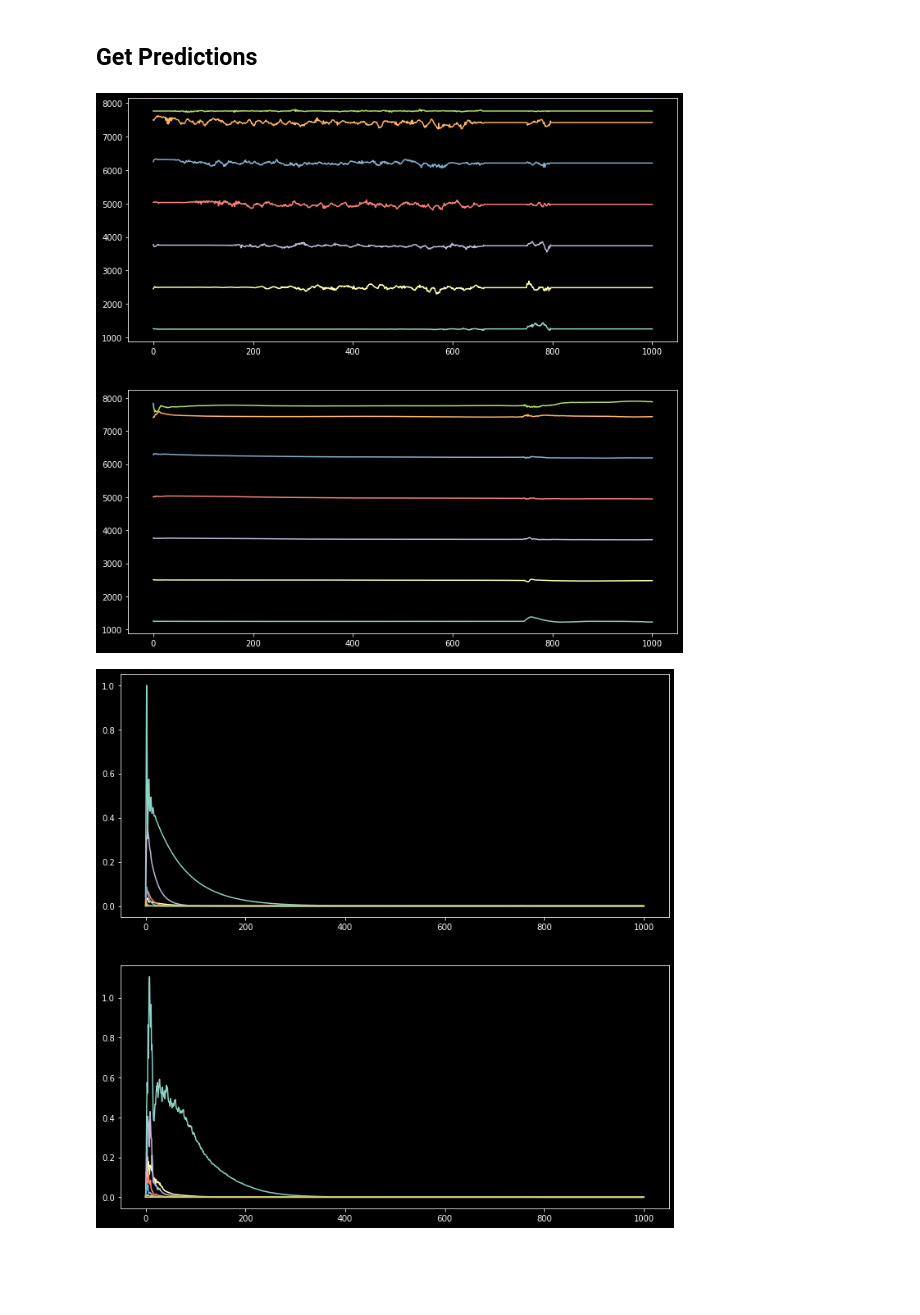
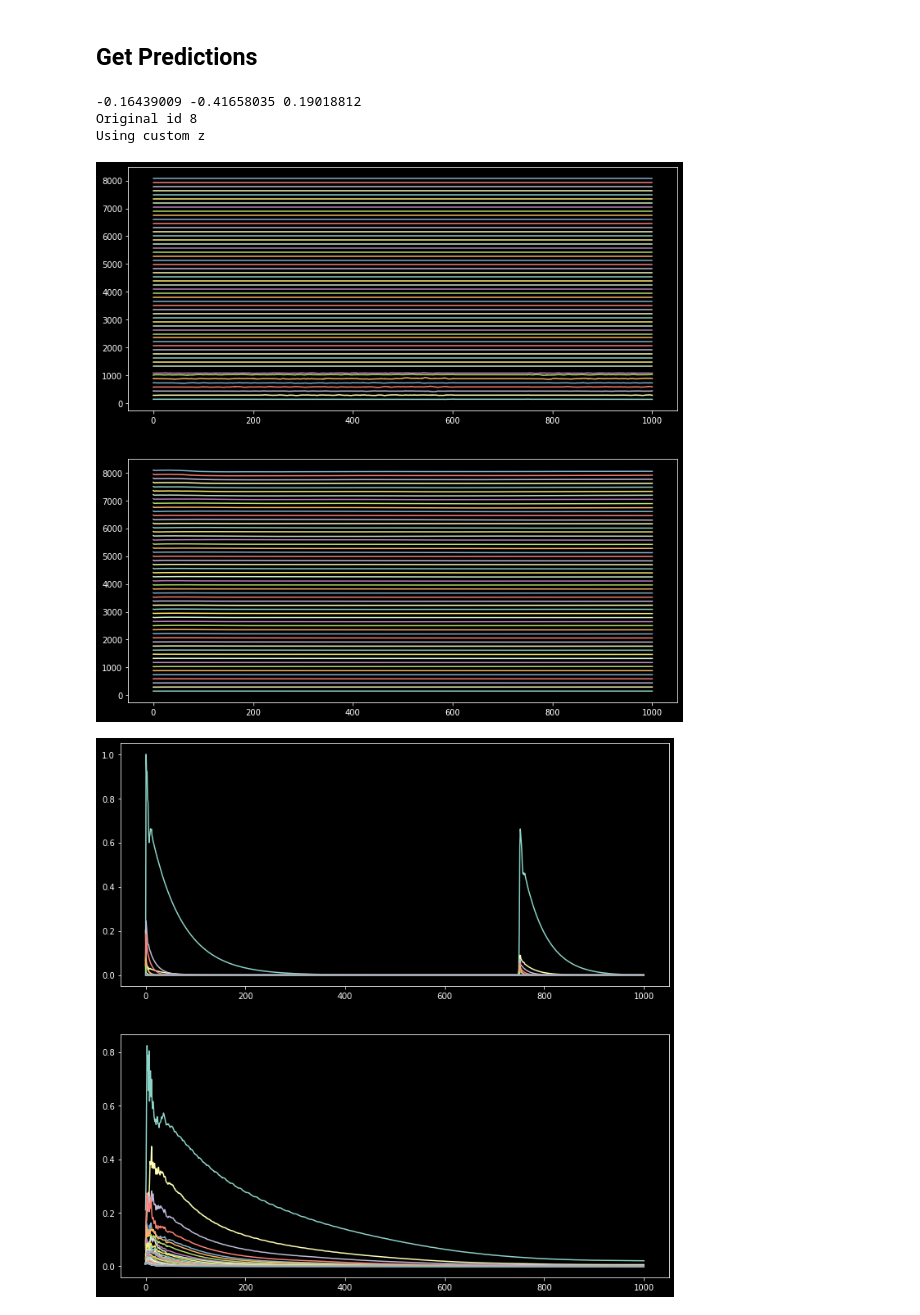
Before and after one commit to TheSoundOfAIOSR/rg_sound_generation, a Jupyter notebook: timbre_conditioned_vae/predict.ipynb, the cells around one changed output. Saved outputs shown, nothing was run; the diff lists cells and outputs as text; code cells hidden in the pictures; blank space fills up the shorter version.

Commit message:
baseline4

```diff
--- a/timbre_conditioned_vae/predict.ipynb
+++ b/timbre_conditioned_vae/predict.ipynb
@@ -13,14 +16,14 @@ plt.style.use("dark_background")
 ## Setup Config, Load Test Set and Model
 # %%
 conf = localconfig.LocalConfig()
-conf.load_config_from_file("checkpoints/Default_baseline16.json")
+conf.load_config_from_file("checkpoints/Default_baseline4.json")
 conf.dataset_dir = "complete_dataset"
 
 _, _, test = dataset.get_dataset(conf)
 test_iterable = iter(test)
 
 vae = model.create_vae(conf)
-vae.load_weights("checkpoints/70_baseline16_0.01389.h5")
+vae.load_weights("checkpoints/8_baseline4_1.727.h5")
 
 encoder = model.create_encoder(conf)
 encoder_weights = vae.layers[1].get_weights()
@@ -166,7 +171,7 @@ def save_predictions(batch, prefix, display=False,
 def get_sample():
     sample = model.sample_from_latent_space([z_mean, z_log_variance])
     print(np.mean(sample), np.min(sample), np.max(sample))
-    return 2 * sample
+    return sample
 # %%
 # for i in range(0, 20):
 #     batch = next(test_iterable)
@@ -176,12 +181,16 @@ batch = next(test_iterable)
 # %%
 gt, pred = save_predictions(
     batch, "", display=True,
-    # note_number=0
-    # z=get_sample()
+    z=get_sample(),
+    instrument_id=9,
+    note_number=10
 )
 # %% [output]
+-0.16439009 -0.41658035 0.19018812
+Original id 8
+Using custom z
-[figure, old version]
+[figure, new version]
-[figure, old version]
+[figure, new version]
 # %%
 Audio(gt, rate=conf.sample_rate)
 # %% [output]
```
Also changed, not shown: parts of 2 cells of this notebook, 3 other files.
